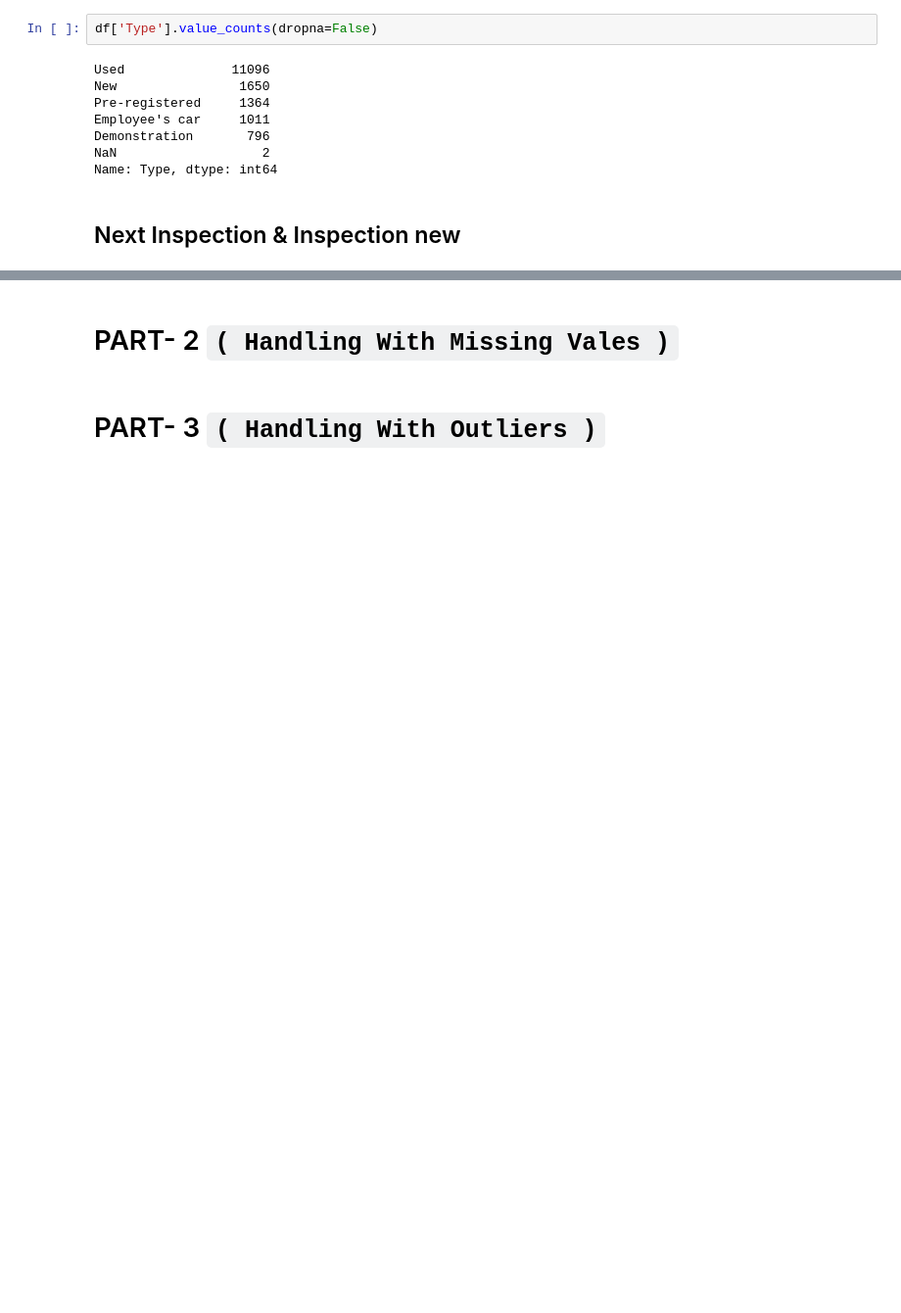
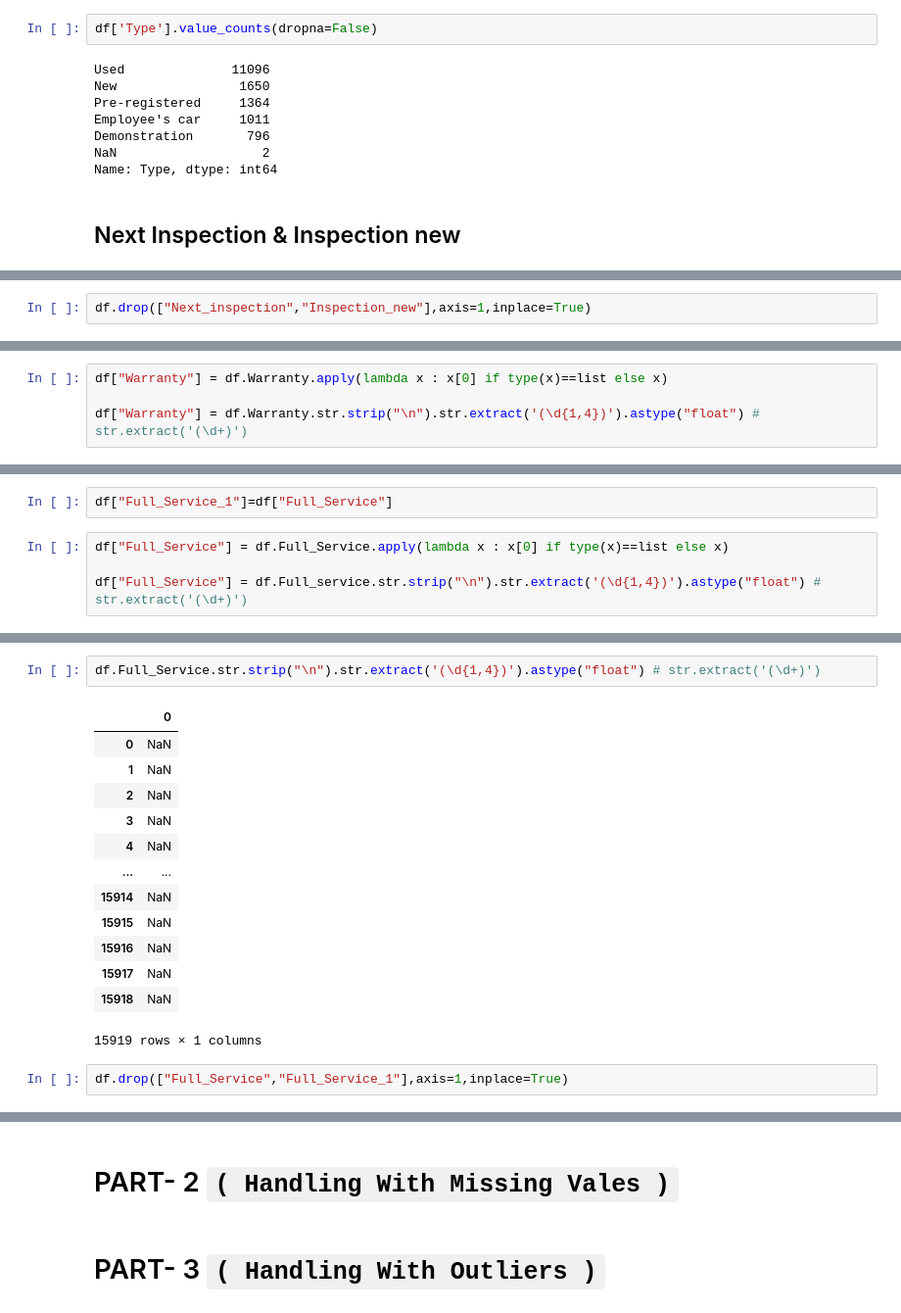
Before and after one commit to MK2709/DS11-assigments, a Jupyter notebook: DAwPy_Capstone_Project_(AutoScout)_Part1(DataCleaning)_D1461_Metin.ipynb, the cells around one changed output, grey strips where cells are left out. Shown: that part at 98% size. Cells and saved outputs as stored; diff of their text form; blank space fills up the shorter version.

```diff
--- a/DAwPy_Capstone_Project_(AutoScout)_Part1(DataCleaning)_D1461_Metin.ipynb
+++ b/DAwPy_Capstone_Project_(AutoScout)_Part1(DataCleaning)_D1461_Metin.ipynb
@@ -1553,0 +1647,2 @@ Name: Type, dtype: int64
+# %%
+df.drop(["Next_inspection","Inspection_new"],axis=1,inplace=True)
@@ -1553,0 +1753,4 @@ Name: Type, dtype: int64
+# %%
+df["Warranty"] = df.Warranty.apply(lambda x : x[0] if type(x)==list else x)
+
+df["Warranty"] = df.Warranty.str.strip("\n").str.extract('(\d{1,4})').astype("float") # str.extract('(\d+)')
@@ -1553,0 +1824,6 @@ Name: Type, dtype: int64
+# %%
+df["Full_Service_1"]=df["Full_Service"]
+# %%
+df["Full_Service"] = df.Full_Service.apply(lambda x : x[0] if type(x)==list else x)
+
+df["Full_Service"] = df.Full_service.str.strip("\n").str.extract('(\d{1,4})').astype("float") # str.extract('(\d+)')
@@ -1553,0 +1845,18 @@ Name: Type, dtype: int64
+# %%
+df.Full_Service.str.strip("\n").str.extract('(\d{1,4})').astype("float") # str.extract('(\d+)')
+# %% [output]
+|  | 0 |
+| 0 | NaN |
+| 1 | NaN |
+| 2 | NaN |
+| 3 | NaN |
+| 4 | NaN |
+| ... | ... |
+| 15914 | NaN |
+| 15915 | NaN |
+| 15916 | NaN |
+| 15917 | NaN |
+| 15918 | NaN |
+15919 rows × 1 columns
+# %%
+df.drop(["Full_Service","Full_Service_1"],axis=1,inplace=True)
```
Also changed, not shown: parts of 57 cells of this notebook.
